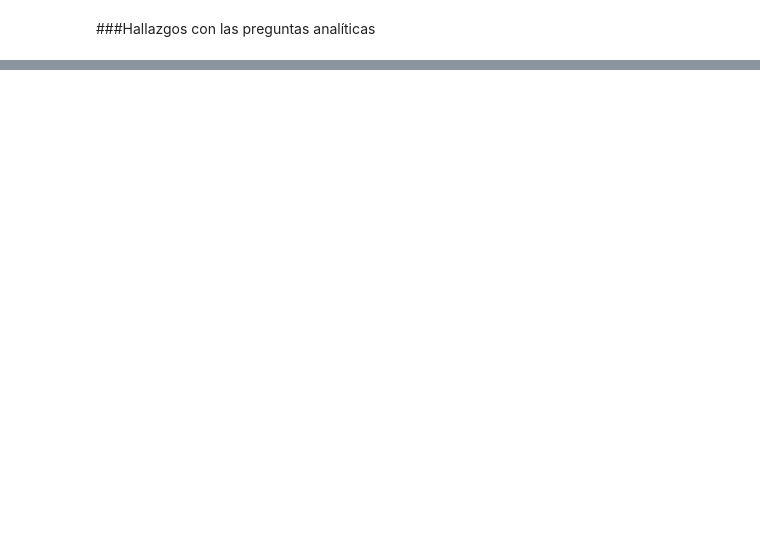
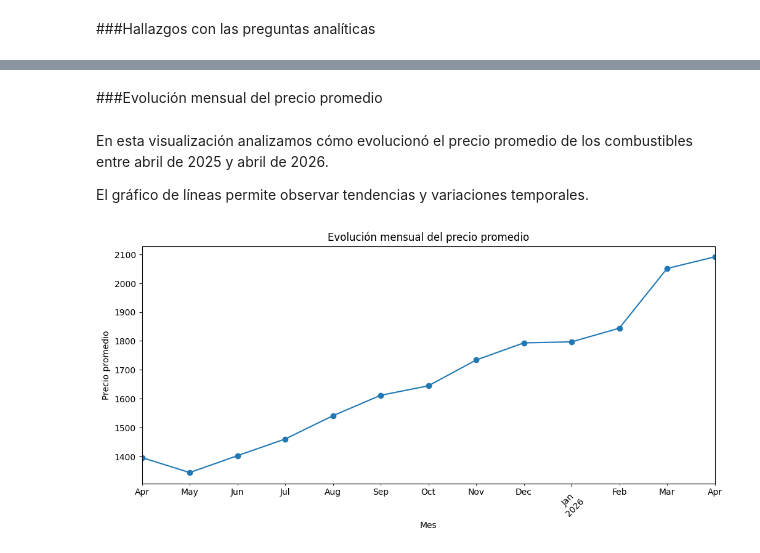
Before and after one commit to matiasdemori/Trabajo-Integrador-Ciencia-de-Datos, a Jupyter notebook: TP_Integrados_Ciencia_de_Datos.ipynb, the cells around one changed output, grey strips where cells are left out. Saved outputs shown, nothing was run; the diff lists cells and outputs as text; code cells hidden in the pictures; blank space fills up the shorter version.

Commit message:
Cierre de entrega 2

```diff
--- a/TP_Integrados_Ciencia_de_Datos.ipynb
+++ b/TP_Integrados_Ciencia_de_Datos.ipynb
@@ -994,0 +1216,30 @@ A partir de estos resultados, en la siguiente etapa podemos complementar el aná
+# %% [markdown]
+###Evolución mensual del precio promedio
+# %% [markdown]
+En esta visualización analizamos cómo evolucionó el precio promedio de los combustibles entre abril de 2025 y abril de 2026.
+
+El gráfico de líneas permite observar tendencias y variaciones temporales.
+# %%
+# Creamos año-mes
+df_limpio["anio_mes"] = df_limpio["fecha_vigencia"].dt.to_period("M")
+
+# Precio promedio mensual
+precio_por_mes = (
+    df_limpio
+    .groupby("anio_mes")["precio"]
+    .mean()
+)
+
+# Gráfico temporal
+
+precio_por_mes.plot(kind="line", marker="o", figsize=(12,5))
+
+plt.title("Evolución mensual del precio promedio")
+plt.xlabel("Mes")
+plt.ylabel("Precio promedio")
+
+plt.xticks(rotation=45)
+
+plt.show()
+# %% [output]
+[figure, added]
```
Also changed, not shown: parts of 36 cells of this notebook.
